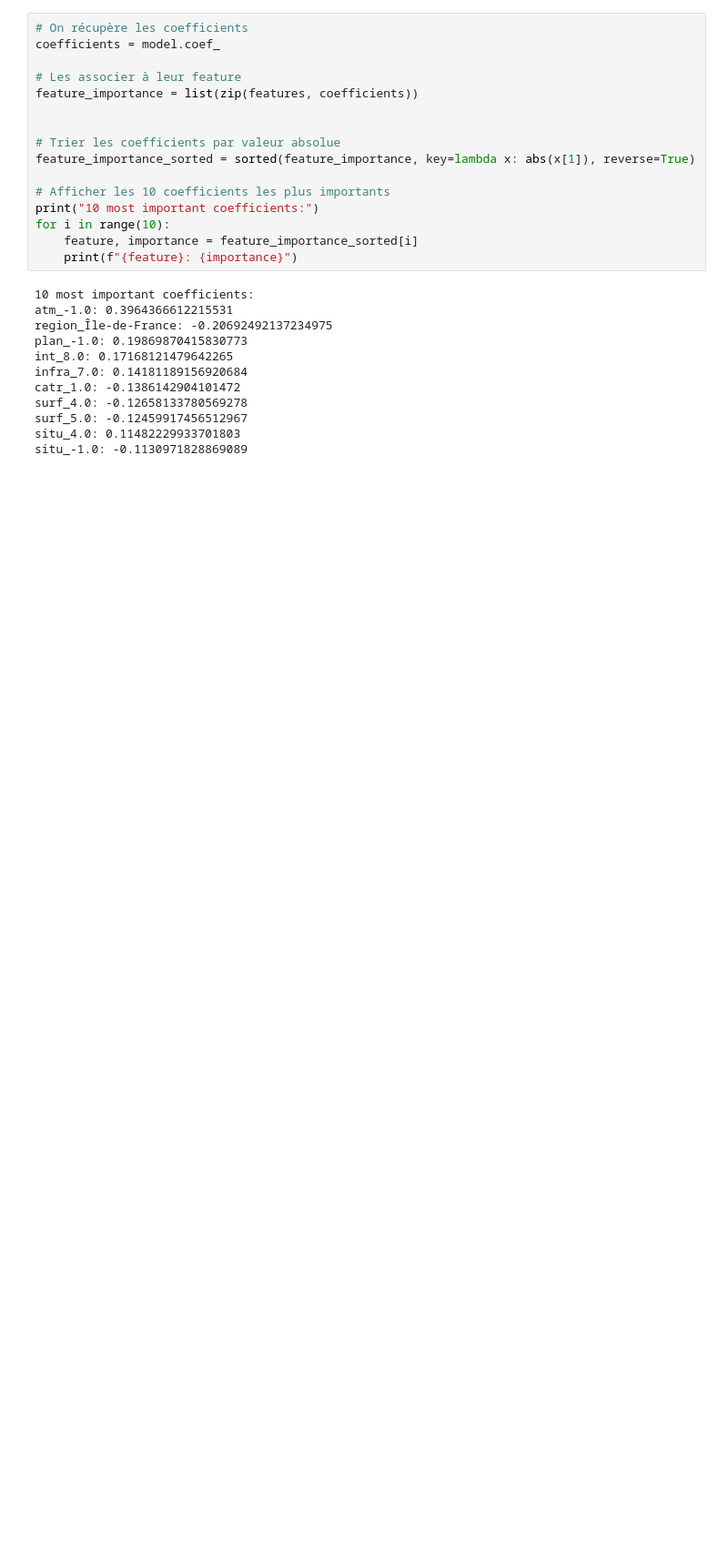
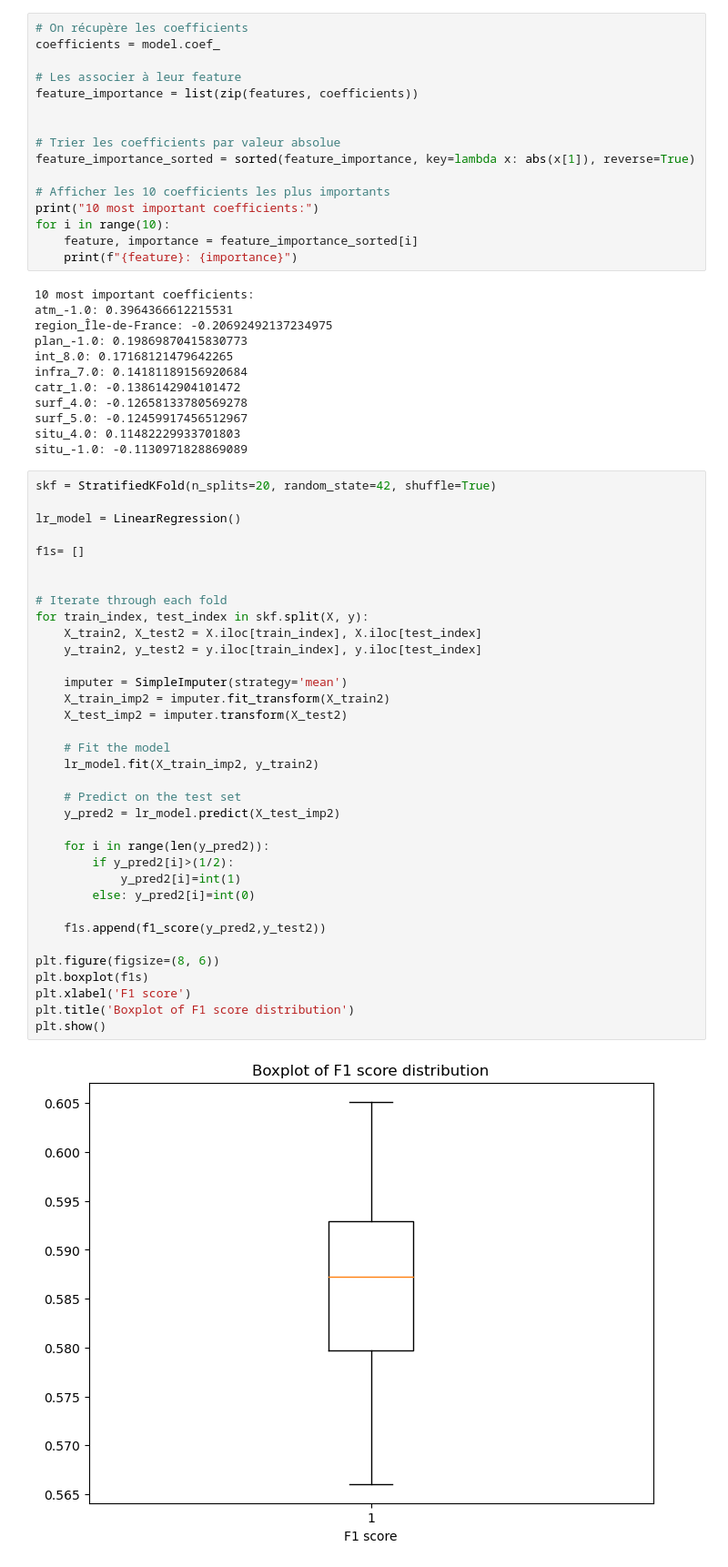
Before and after one commit to solinemignot/statapp_sujet26, a Jupyter notebook: Partie2_ML/ml linéaire/dummies_test.ipynb, the cells around one changed output. Shown at 91% size. Cells and saved outputs as stored; diff of their text form; blank space fills up the shorter version.

Commit message:
boxplots f1

```diff
--- a/Partie2_ML/ml linéaire/dummies_test.ipynb
+++ b/Partie2_ML/ml linéaire/dummies_test.ipynb
@@ -287,3 +288,40 @@ surf_4.0: -0.12658133780569278
 surf_5.0: -0.12459917456512967
 situ_4.0: 0.11482229933701803
 situ_-1.0: -0.1130971828869089
+# %%
+skf = StratifiedKFold(n_splits=20, random_state=42, shuffle=True)
+
+lr_model = LinearRegression()
+
+f1s= []
+
+
+# Iterate through each fold
+for train_index, test_index in skf.split(X, y):
+    X_train2, X_test2 = X.iloc[train_index], X.iloc[test_index]
+    y_train2, y_test2 = y.iloc[train_index], y.iloc[test_index]
+
+    imputer = SimpleImputer(strategy='mean')
+    X_train_imp2 = imputer.fit_transform(X_train2)
+    X_test_imp2 = imputer.transform(X_test2)
+
+    # Fit the model
+    lr_model.fit(X_train_imp2, y_train2)
+
+    # Predict on the test set
+    y_pred2 = lr_model.predict(X_test_imp2)
+
+    for i in range(len(y_pred2)):
+        if y_pred2[i]>(1/2):
+            y_pred2[i]=int(1)
+        else: y_pred2[i]=int(0)
+
+    f1s.append(f1_score(y_pred2,y_test2))
+
+plt.figure(figsize=(8, 6))
+plt.boxplot(f1s)
+plt.xlabel('F1 score')
+plt.title('Boxplot of F1 score distribution')
+plt.show()
+# %% [output]
+[figure, added]
```
Also changed, not shown: parts of 2 cells of this notebook, 4 other files.
